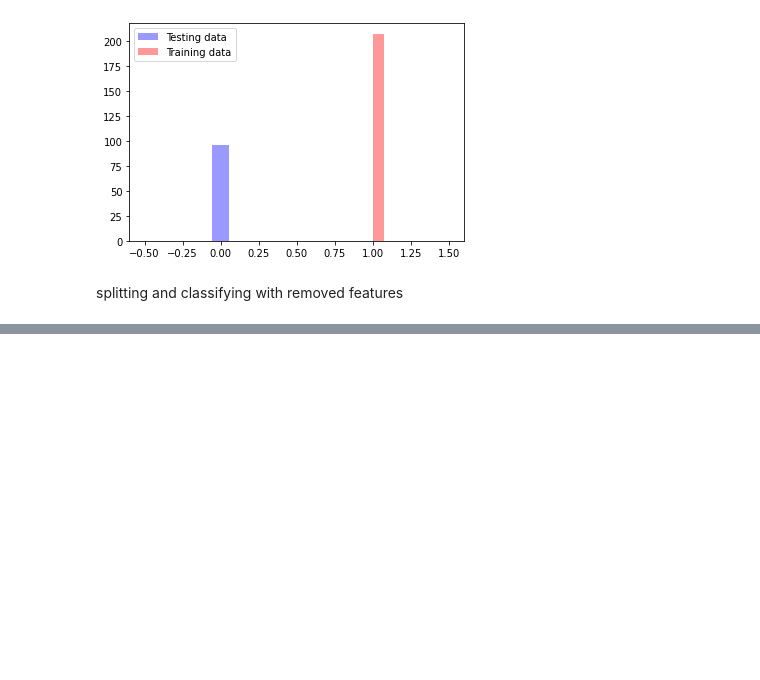
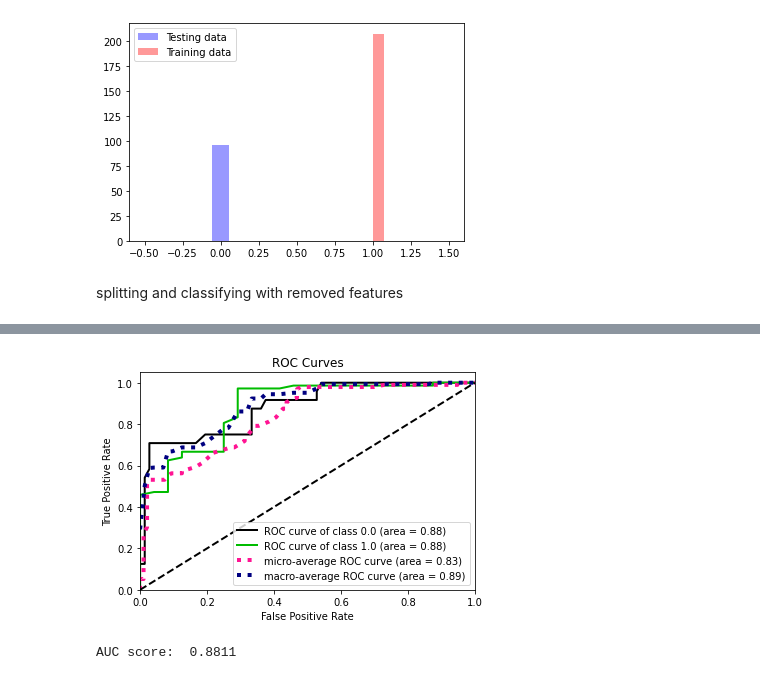
Before and after one commit to syedsauda/CE888, a Jupyter notebook: Assignment2/Assignment2_dataset2.ipynb, the cells around one changed output, grey strips where cells are left out. Drawn from its saved outputs; the diff is of its cells as text; code cells hidden in the pictures; blank space fills up the shorter version.

```diff
--- a/Assignment2/Assignment2_dataset2.ipynb
+++ b/Assignment2/Assignment2_dataset2.ipynb
@@ -163,0 +193,7 @@ AUC score:  0.7161
+# %%
+df_train = orig_df_train.where(orig_df_train["sex"]==1).dropna().drop(columns=[])
+df_test = orig_df_train.where(orig_df_train["sex"]==0).dropna().drop(columns=[])
+classify_rfc(df_train,df_test,"target")
+# %% [output]
+[figure, added]
+AUC score:  0.8811
```
Also changed, not shown: parts of 13 cells of this notebook.
